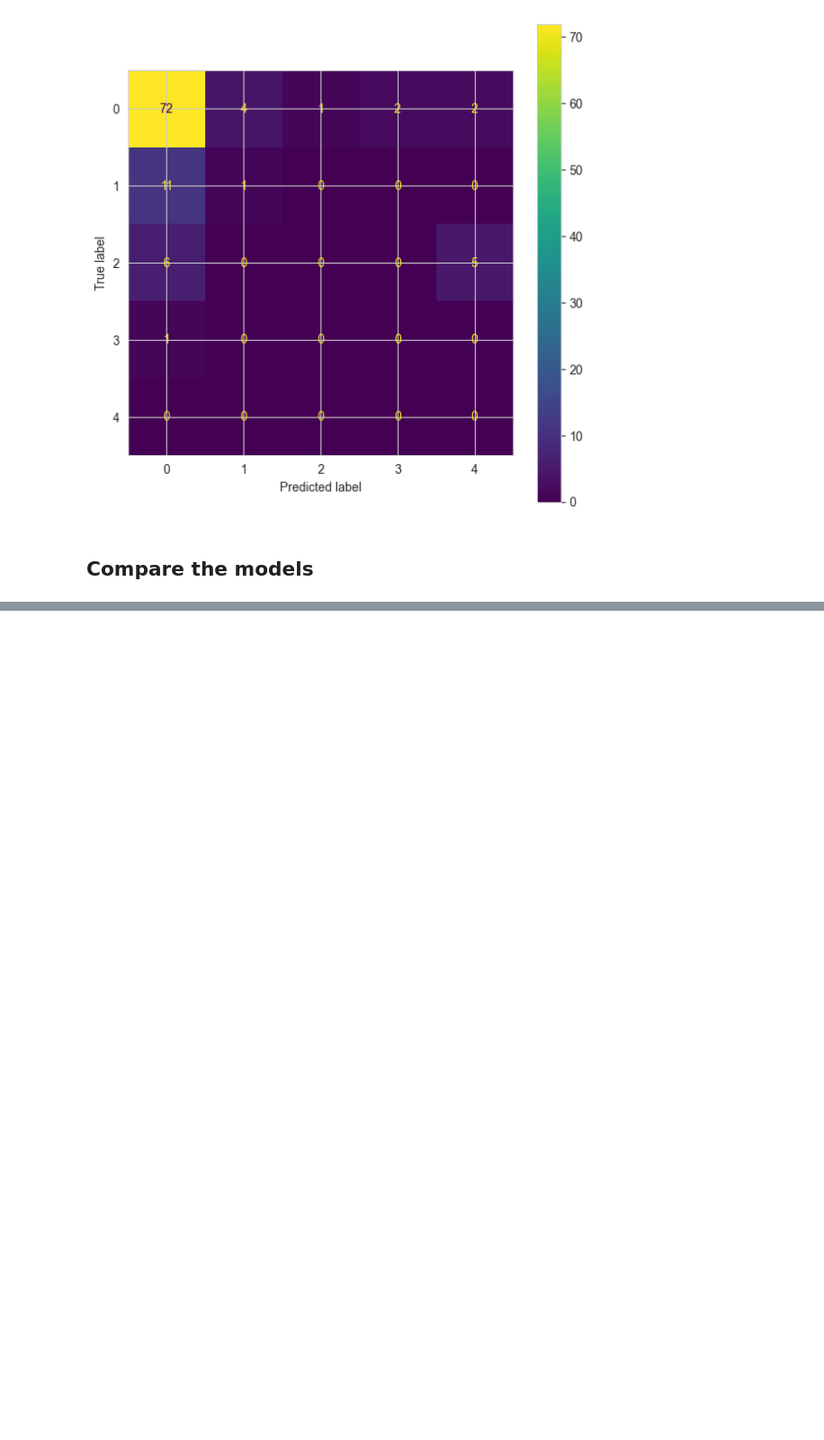
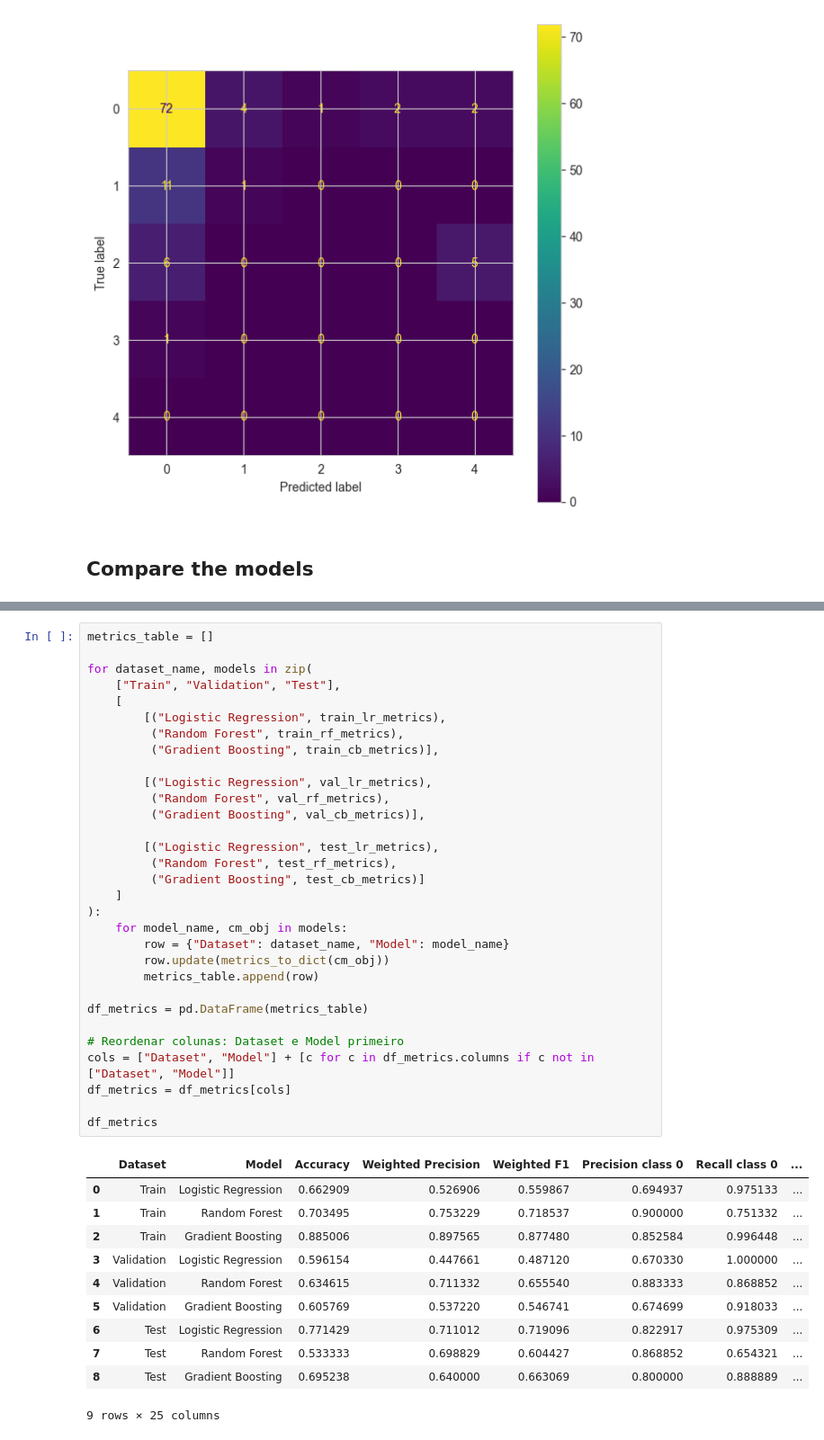
Before and after one commit to beatrizbsperes/Droughts-Predictions-with-Machine-Learning, a Jupyter notebook: delivers/251119_milistone2.ipynb, the cells around one changed output, grey strips where cells are left out. Shown at 90% size. Cells and saved outputs as stored; diff of their text form; blank space fills up the shorter version.

```diff
--- a/delivers/251119_milistone2.ipynb
+++ b/delivers/251119_milistone2.ipynb
@@ -1428,0 +1463,43 @@ Class      Precision    Recall  F1-Score     Count
+# %%
+metrics_table = []
+
+for dataset_name, models in zip(
+    ["Train", "Validation", "Test"],
+    [
+        [("Logistic Regression", train_lr_metrics),
+         ("Random Forest", train_rf_metrics),
+         ("Gradient Boosting", train_cb_metrics)],
+
+        [("Logistic Regression", val_lr_metrics),
+         ("Random Forest", val_rf_metrics),
+         ("Gradient Boosting", val_cb_metrics)],
+
+        [("Logistic Regression", test_lr_metrics),
+         ("Random Forest", test_rf_metrics),
+         ("Gradient Boosting", test_cb_metrics)]
+    ]
+):
+    for model_name, cm_obj in models:
+        row = {"Dataset": dataset_name, "Model": model_name}
+        row.update(metrics_to_dict(cm_obj))
+        metrics_table.append(row)
+
+df_metrics = pd.DataFrame(metrics_table)
+
+# Reordenar colunas: Dataset e Model primeiro
+cols = ["Dataset", "Model"] + [c for c in df_metrics.columns if c not in ["Dataset", "Model"]]
+df_metrics = df_metrics[cols]
+
+df_metrics
+# %% [output]
+|  | Dataset | Model | Accuracy | Weighted Precision | Weighted F1 | Precision class 0 | Recall class 0 | ... |
+| 0 | Train | Logistic Regression | 0.662909 | 0.526906 | 0.559867 | 0.694937 | 0.975133 | ... |
+| 1 | Train | Random Forest | 0.703495 | 0.753229 | 0.718537 | 0.900000 | 0.751332 | ... |
+| 2 | Train | Gradient Boosting | 0.885006 | 0.897565 | 0.877480 | 0.852584 | 0.996448 | ... |
+| 3 | Validation | Logistic Regression | 0.596154 | 0.447661 | 0.487120 | 0.670330 | 1.000000 | ... |
+| 4 | Validation | Random Forest | 0.634615 | 0.711332 | 0.655540 | 0.883333 | 0.868852 | ... |
+| 5 | Validation | Gradient Boosting | 0.605769 | 0.537220 | 0.546741 | 0.674699 | 0.918033 | ... |
+| 6 | Test | Logistic Regression | 0.771429 | 0.711012 | 0.719096 | 0.822917 | 0.975309 | ... |
+| 7 | Test | Random Forest | 0.533333 | 0.698829 | 0.604427 | 0.868852 | 0.654321 | ... |
+| 8 | Test | Gradient Boosting | 0.695238 | 0.640000 | 0.663069 | 0.800000 | 0.888889 | ... |
+9 rows × 25 columns
```
Also changed, not shown: parts of 22 cells of this notebook.
